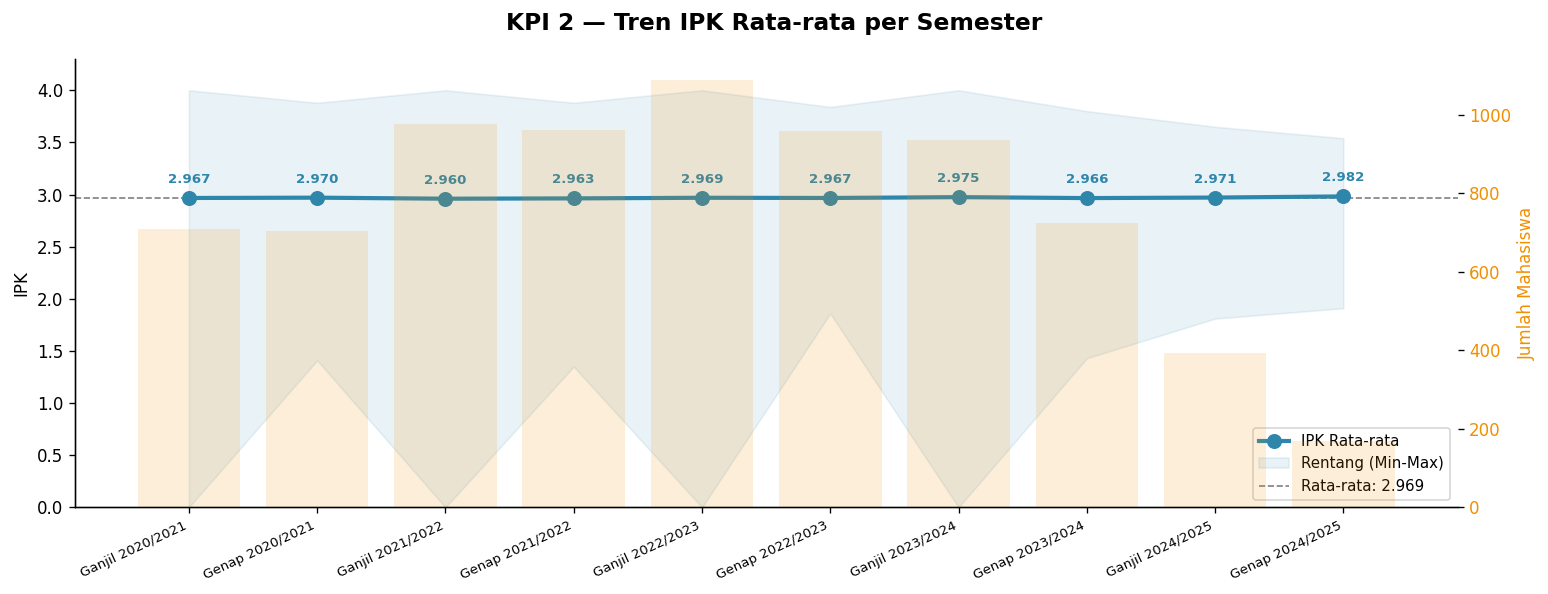
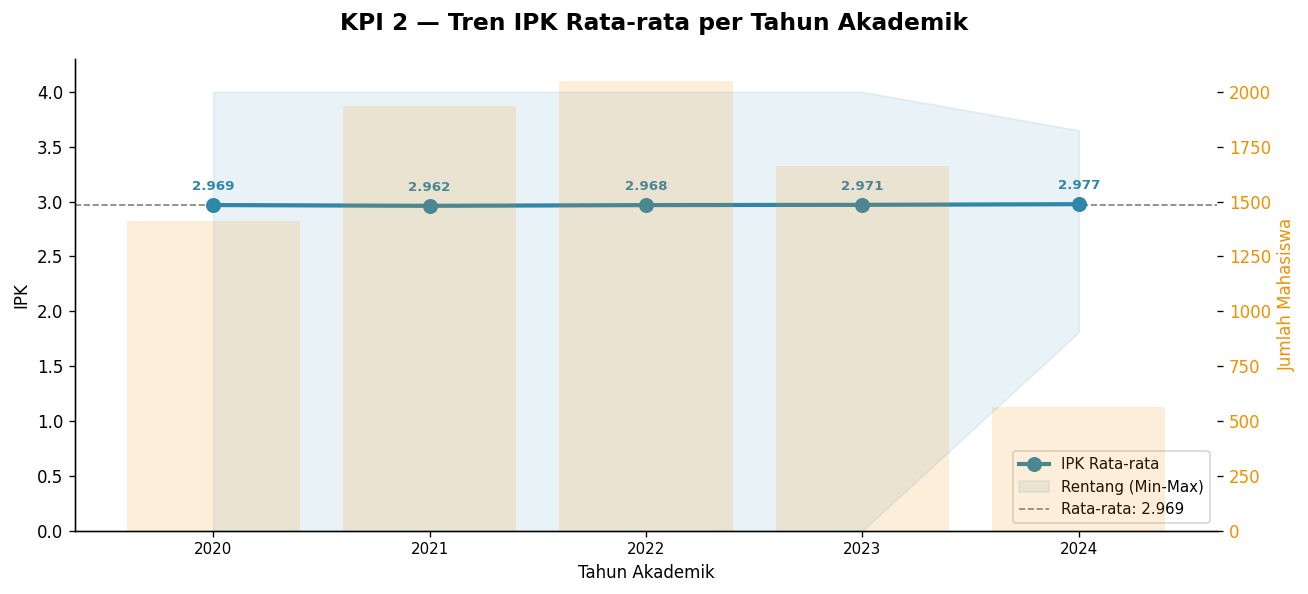
The change to this notebook cell's code, shown as a diff; its figure went from the first image to the second:
--- before
+++ after
@@ -1,27 +1,35 @@
-df2["label"] = df2["periode_label"].str.replace("Semester ", "", regex=False)
+# Agregasi per tahun akademik (gabungkan Ganjil + Genap)
+df2_tahun = df2.groupby("tahun_akademik").agg(
+    rata_rata_ipk=("rata_rata_ipk", "mean"),
+    ipk_min=("ipk_min", "min"),
+    ipk_max=("ipk_max", "max"),
+    jumlah_mahasiswa=("jumlah_mahasiswa", "sum")
+).reset_index()
 
-fig, ax = plt.subplots(figsize=(13, 5))
-fig.suptitle("KPI 2 — Tren IPK Rata-rata per Semester", fontsize=14, fontweight="bold")
+fig, ax = plt.subplots(figsize=(11, 5))
+fig.suptitle("KPI 2 — Tren IPK Rata-rata per Tahun Akademik", fontsize=14, fontweight="bold")
 
-x = range(len(df2))
-ax.plot(x, df2["rata_rata_ipk"], marker="o", color="#2E86AB",
+x = range(len(df2_tahun))
+ax.plot(x, df2_tahun["rata_rata_ipk"], marker="o", color="#2E86AB",
         linewidth=2.5, markersize=8, label="IPK Rata-rata", zorder=3)
-ax.fill_between(x, df2["ipk_min"], df2["ipk_max"],
+ax.fill_between(x, df2_tahun["ipk_min"], df2_tahun["ipk_max"],
                 alpha=0.1, color="#2E86AB", label="Rentang (Min-Max)")
-for i, row in df2.iterrows():
+for i, row in df2_tahun.iterrows():
     ax.annotate(f"{row['rata_rata_ipk']:.3f}",
                 (i, row["rata_rata_ipk"]),
                 textcoords="offset points", xytext=(0, 9),
                 ha="center", fontsize=8, color="#2E86AB", fontweight="bold")
+
 ax.set_xticks(x)
-ax.set_xticklabels(df2["label"], rotation=25, ha="right", fontsize=8)
+ax.set_xticklabels(df2_tahun["tahun_akademik"], rotation=0, ha="center", fontsize=9)
+ax.set_xlabel("Tahun Akademik")
 ax.set_ylabel("IPK")
 ax.set_ylim(0, 4.3)
-ax.axhline(df2["rata_rata_ipk"].mean(), color="gray", linestyle="--",
-           linewidth=1, label=f"Rata-rata: {df2['rata_rata_ipk'].mean():.3f}")
+ax.axhline(df2_tahun["rata_rata_ipk"].mean(), color="gray", linestyle="--",
+           linewidth=1, label=f"Rata-rata: {df2_tahun['rata_rata_ipk'].mean():.3f}")
 ax.legend(fontsize=9)
 
 ax_twin = ax.twinx()
-ax_twin.bar(x, df2["jumlah_mahasiswa"], alpha=0.15, color="#F18F01", label="Jml Mahasiswa")
+ax_twin.bar(x, df2_tahun["jumlah_mahasiswa"], alpha=0.15, color="#F18F01", label="Jml Mahasiswa")
 ax_twin.set_ylabel("Jumlah Mahasiswa", color="#F18F01")
 ax_twin.tick_params(axis="y", labelcolor="#F18F01")

Commit: Update Visualisasi